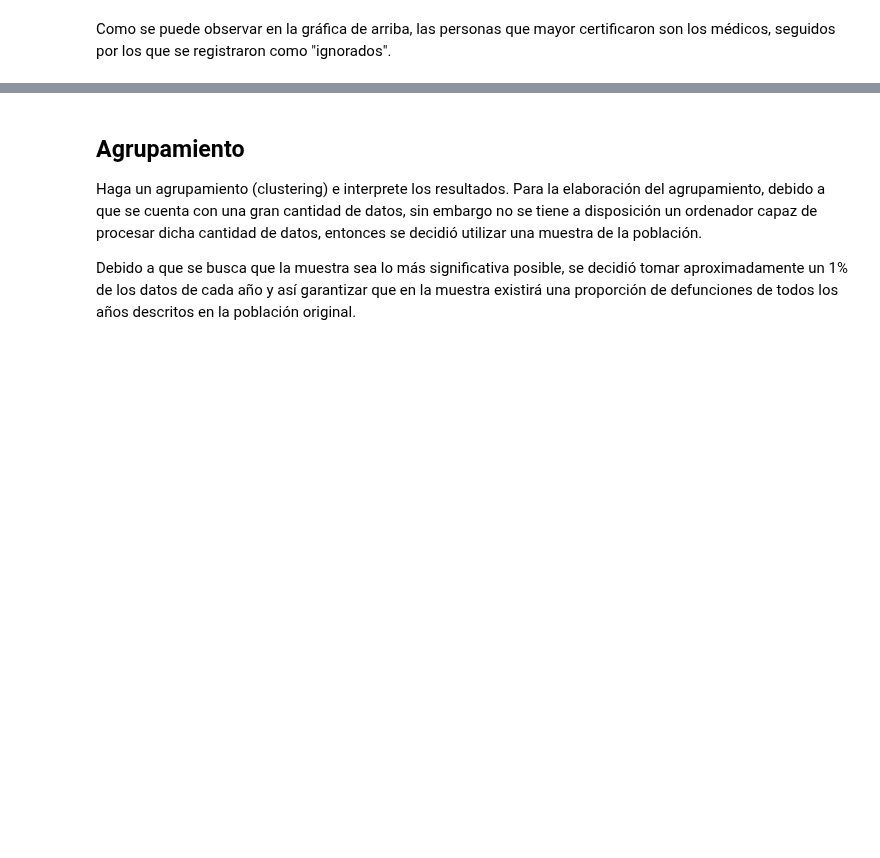
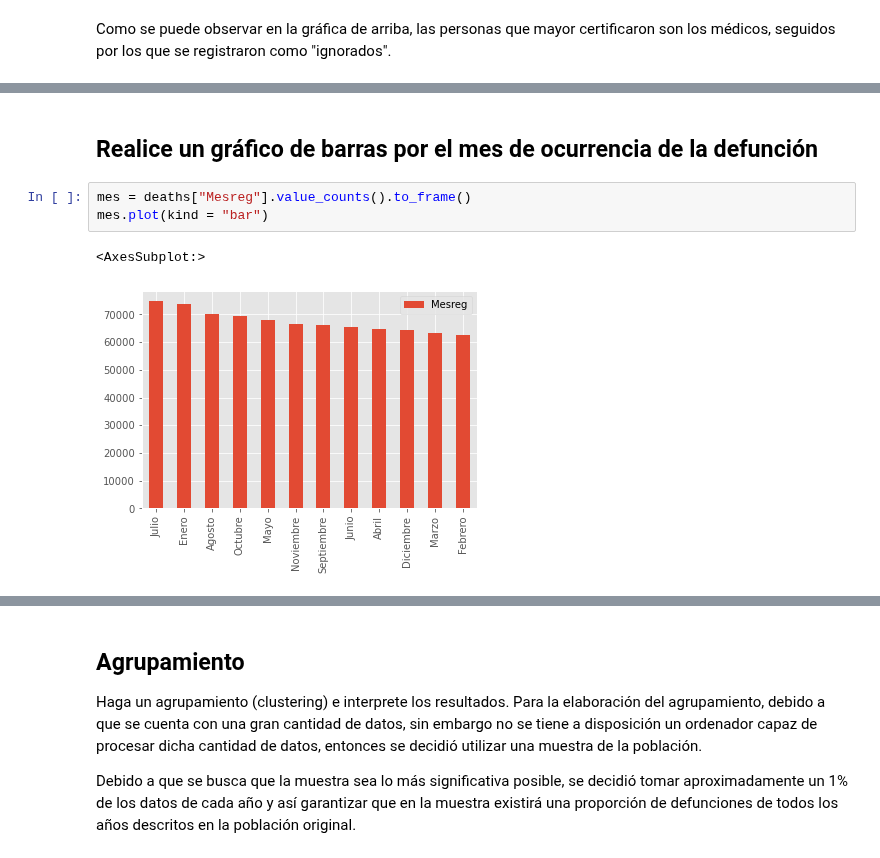
Before and after one commit to Orlando19943/Proyecto1-DM, a Jupyter notebook: project.ipynb, the cells around one changed output, grey strips where cells are left out. Cells and saved outputs as stored; diff of their text form; blank space fills up the shorter version.

```diff
--- a/project.ipynb
+++ b/project.ipynb
@@ -1029,0 +1096,8 @@ NameError: name 'deaths' is not defined
+# %% [markdown]
+## Realice un gráfico de barras  por el mes de ocurrencia de la defunción
+# %%
+mes = deaths["Mesreg"].value_counts().to_frame()
+mes.plot(kind = "bar")
+# %% [output]
+<AxesSubplot:>
+[figure, added]
```
Also changed, not shown: parts of 17 cells of this notebook.
